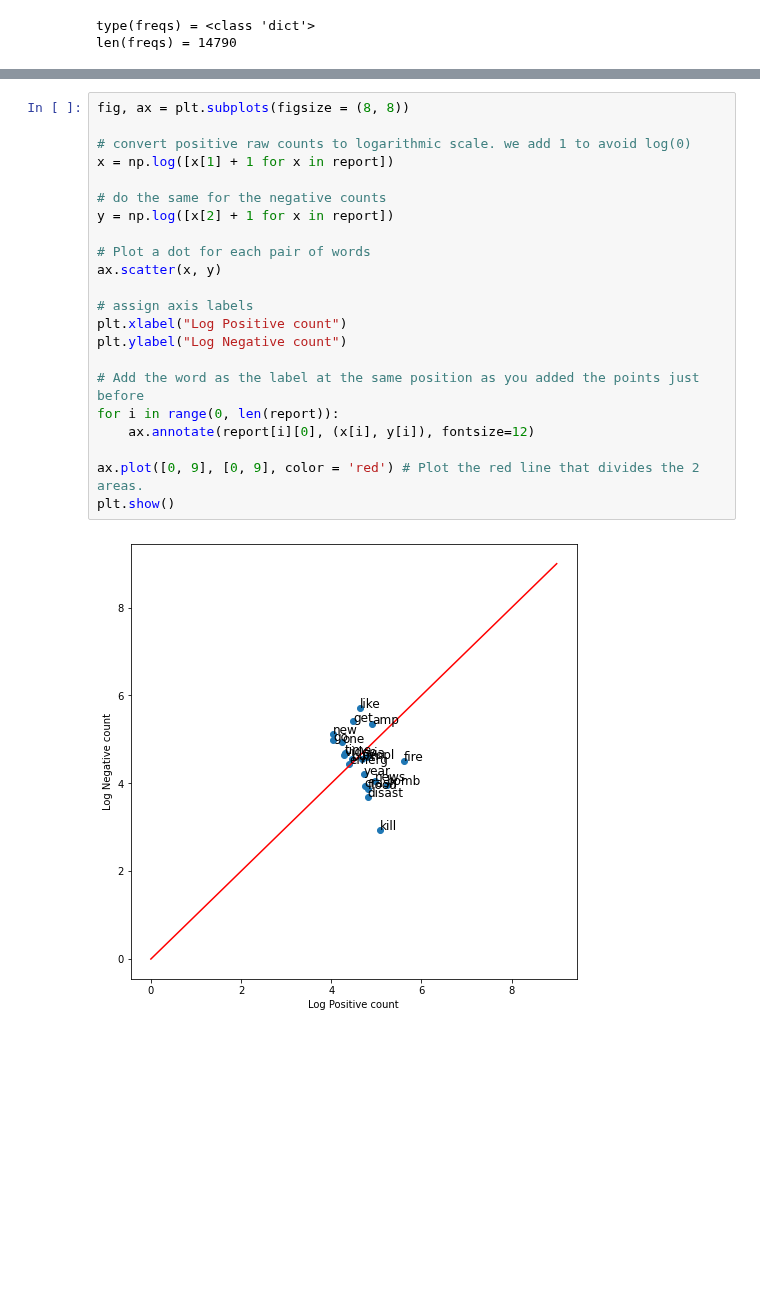
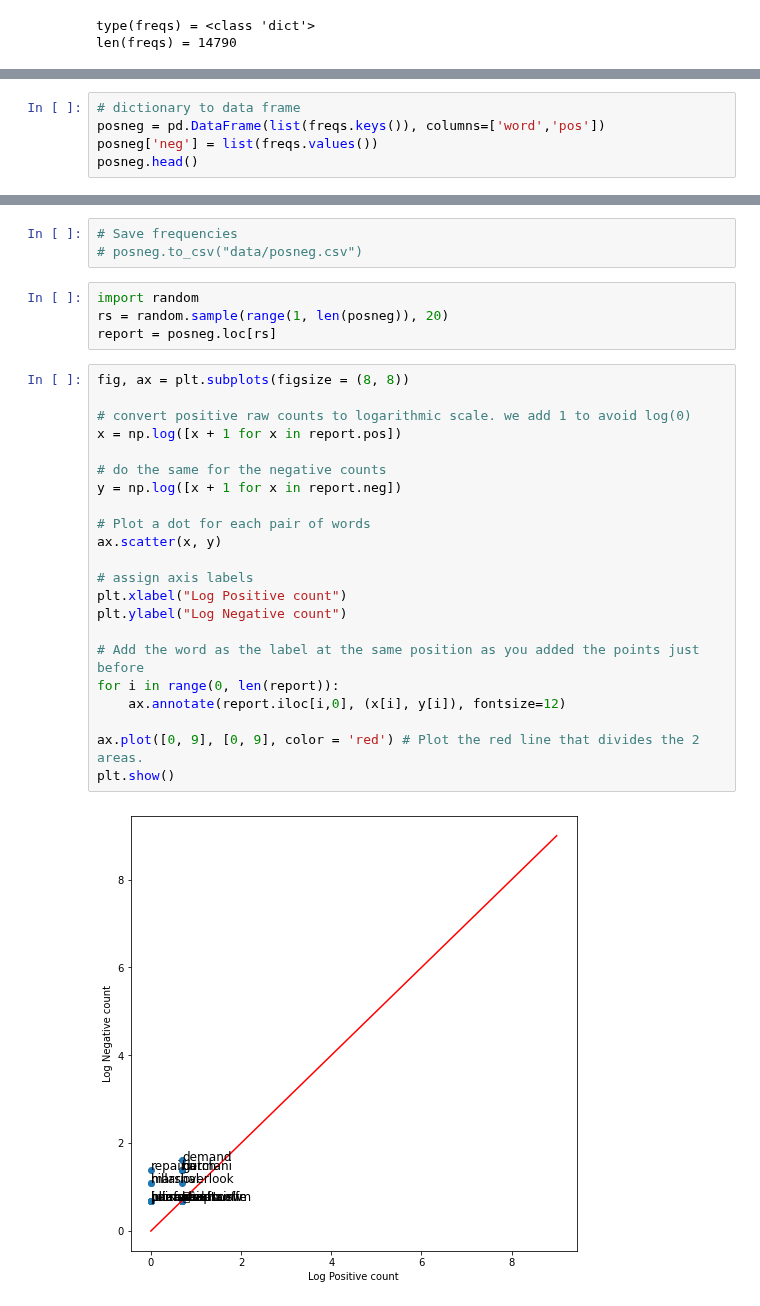
Before and after one commit to nviktorys/NLP0, a Jupyter notebook: 01_DataPreparation.ipynb, the cells around one changed output, grey strips where cells are left out. Saved outputs shown, nothing was run; the diff lists cells and outputs as text; blank space fills up the shorter version.

Commit message:
Save positive/negative word frequencies

```diff
--- a/01_DataPreparation.ipynb
+++ b/01_DataPreparation.ipynb
@@ -622,0 +572,5 @@ report
+# %%
+# dictionary to data frame
+posneg = pd.DataFrame(list(freqs.keys()), columns=['word','pos'])
+posneg['neg'] = list(freqs.values())
+posneg.head()
@@ -623,24 +584,31 @@ report
+# %%
+# Save frequencies
+# posneg.to_csv("data/posneg.csv")
+# %%
+import random
+rs = random.sample(range(1, len(posneg)), 20)
+report = posneg.loc[rs]
 # %%
 fig, ax = plt.subplots(figsize = (8, 8))
 
 # convert positive raw counts to logarithmic scale. we add 1 to avoid log(0)
-x = np.log([x[1] + 1 for x in report])
+x = np.log([x + 1 for x in report.pos])
 
 # do the same for the negative counts
-y = np.log([x[2] + 1 for x in report])
+y = np.log([x + 1 for x in report.neg])
 
 # Plot a dot for each pair of words
 ax.scatter(x, y)
 
 # assign axis labels
 plt.xlabel("Log Positive count")
 plt.ylabel("Log Negative count")
 
 # Add the word as the label at the same position as you added the points just before
 for i in range(0, len(report)):
-    ax.annotate(report[i][0], (x[i], y[i]), fontsize=12)
+    ax.annotate(report.iloc[i,0], (x[i], y[i]), fontsize=12)
 
 ax.plot([0, 9], [0, 9], color = 'red') # Plot the red line that divides the 2 areas.
 plt.show()
 # %% [output]
-[figure, old version]
+[figure, new version]
```
Also changed, not shown: parts of 5 cells of this notebook.
